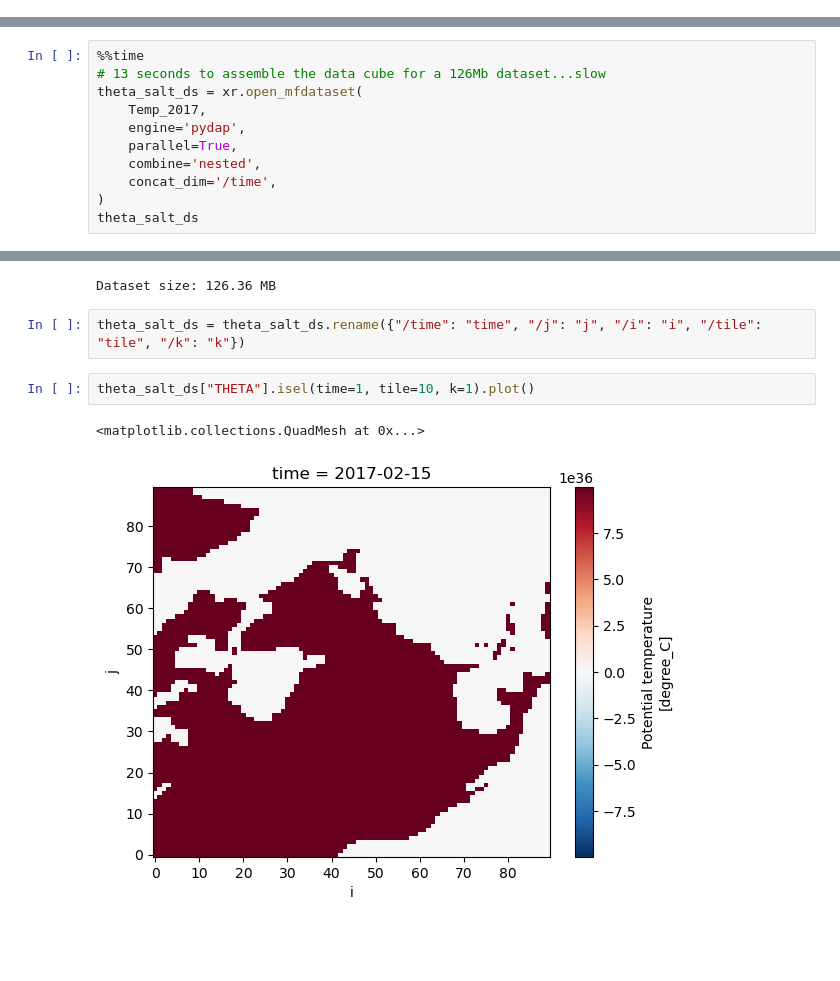
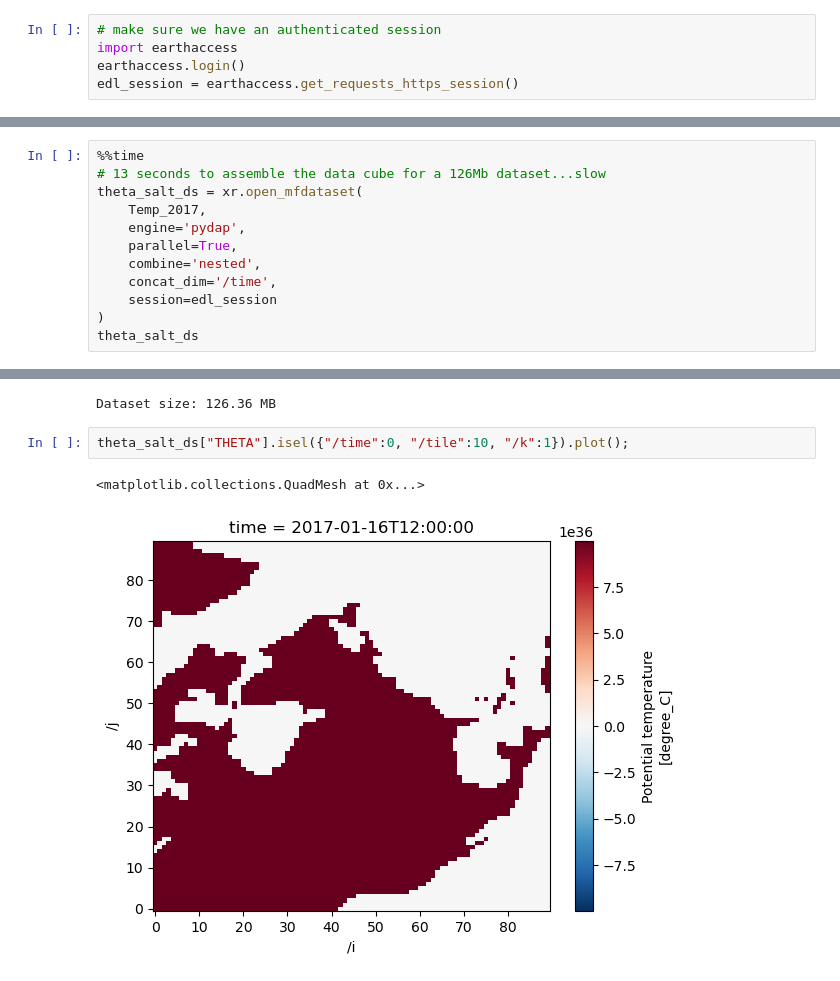
Before and after one commit to nmfs-opensci/NMFSHackDays-2025, a Jupyter notebook: topics-2025/2025-opendap/3-nasa.ipynb, the cells around one changed output, grey strips where cells are left out. Saved outputs shown, nothing was run; the diff lists cells and outputs as text; blank space fills up the shorter version.

```diff
--- a/topics-2025/2025-opendap/3-nasa.ipynb
+++ b/topics-2025/2025-opendap/3-nasa.ipynb
@@ -279,0 +313,5 @@ session = setup_session(username, password)
+# %%
+# make sure we have an authenticated session
+import earthaccess
+earthaccess.login()
+edl_session = earthaccess.get_requests_https_session()
@@ -349,6 +416,7 @@ theta_salt_ds = xr.open_mfdataset(
     parallel=True,
     combine='nested',
     concat_dim='/time',
+    session=edl_session
 )
 theta_salt_ds
 # %% [output]
@@ -375,13 +443,11 @@ Data variables:
 print(f"Dataset size: {theta_salt_ds.nbytes/1e6:.2f} MB")
 # %% [output]
 Dataset size: 126.36 MB
-# %%
-theta_salt_ds = theta_salt_ds.rename({"/time": "time", "/j": "j", "/i": "i", "/tile": "tile", "/k": "k"})
 # %%
-theta_salt_ds["THETA"].isel(time=1, tile=10, k=1).plot()
+theta_salt_ds["THETA"].isel({"/time":0, "/tile":10, "/k":1}).plot();
 # %% [output]
 <matplotlib.collections.QuadMesh at 0x...>
-[figure, old version]
+[figure, new version]
 # %% [markdown]
 ## Conclusion
 
```
Also changed, not shown: parts of 64 cells of this notebook, 59 other files.
